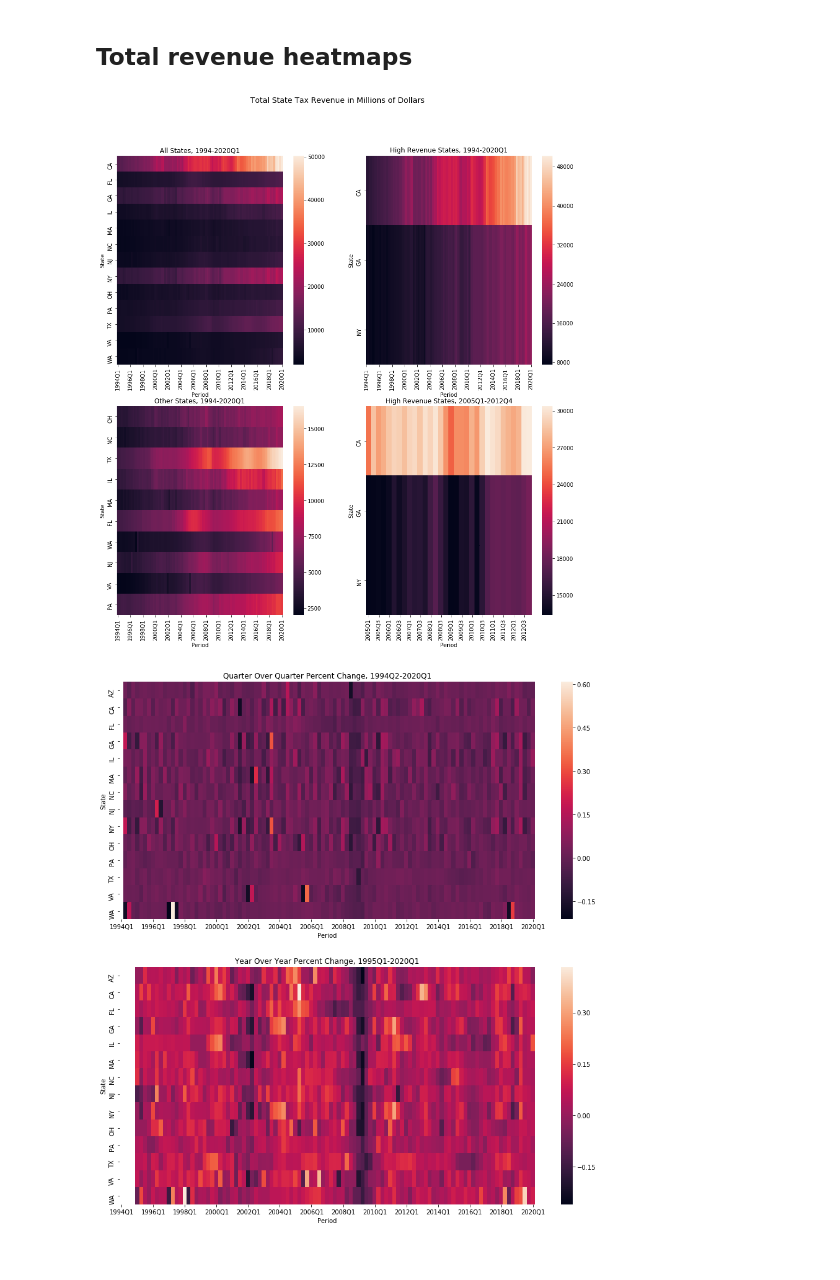
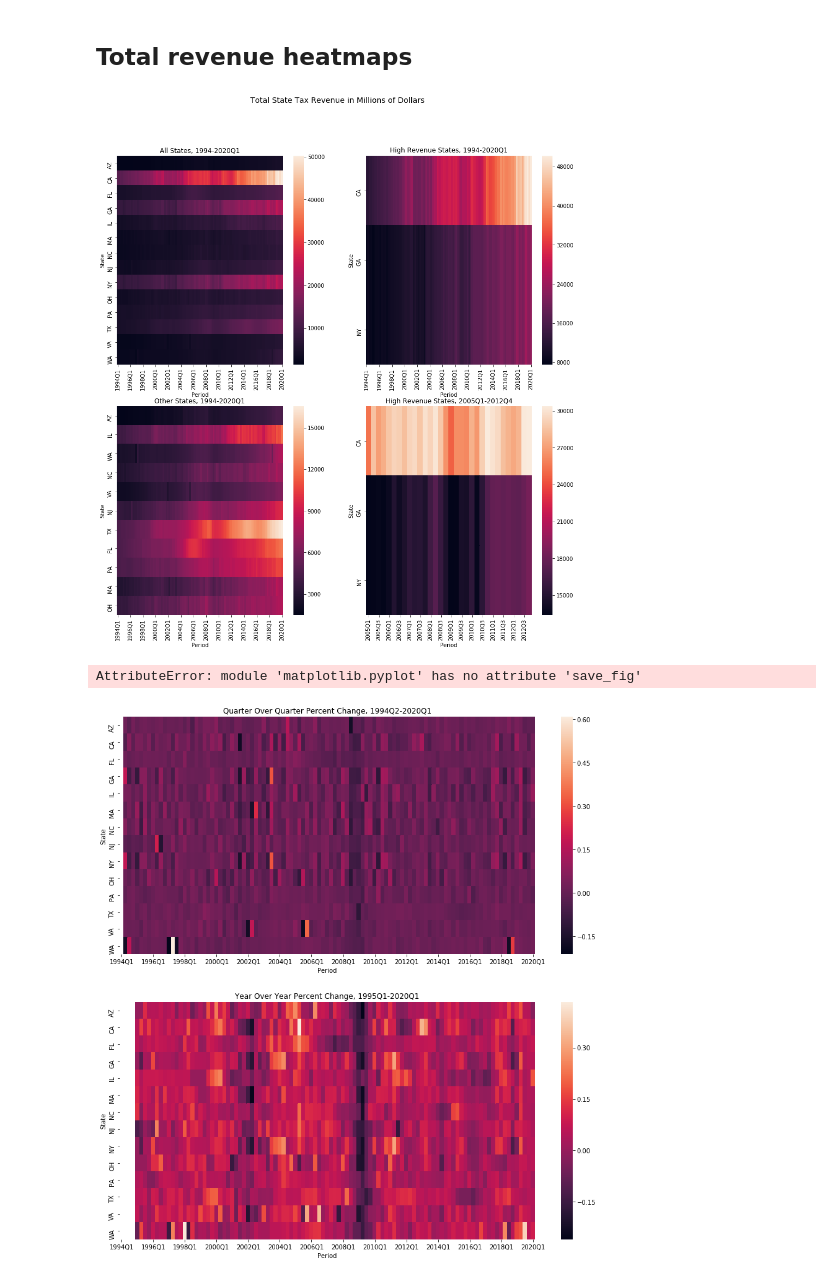
Before and after one commit to rcstein/qtax, a Jupyter notebook: QTax Data Analysis.ipynb, the cells around one changed output. Drawn from its saved outputs; the diff is of its cells as text; code cells hidden in the pictures.

```diff
--- a/QTax Data Analysis.ipynb
+++ b/QTax Data Analysis.ipynb
@@ -128,2 +125,0 @@ os.chdir("x13as")
-# %%
-texas_total.index = texas_total.index.to_period(freq = "Q")
@@ -224,35 +211,37 @@ ll = axs[1,0]
 lr = axs[1,1]
 
 sns.heatmap(top_15_total_val.transpose(),ax = ul,xticklabels = 8)
 ul.set_ylabel("State")
 ul.set_xlabel("Period")
 ul.set_title("All States, 1994-2020Q1")
 plt.subplots_adjust(bottom=.1)
 
 # Isolate high revenue states
 high_rev_states = ["CA","GA","NY"]
 sns.heatmap(top_15_total_val[high_rev_states].transpose(),ax = ur,xticklabels = 8)
 ur.set_ylabel("State")
 ur.set_xlabel("Period")
 ur.set_title("High Revenue States, 1994-2020Q1")
 
 # Other states
-other_states = list(set(top_15_total.columns) - set(high_rev_states))
+other_states = list(set(top_15_total_val.columns) - set(high_rev_states))
 sns.heatmap(top_15_total_val[other_states].transpose(),ax = ll,xticklabels = 8)
 ll.set_ylabel("State")
 ll.set_xlabel("Period")
 ll.set_title("Other States, 1994-2020Q1")
 
 # Zoom in on 2005-2012
 sns.heatmap(top_15_total_val.loc[pd.Period('2005Q1'):pd.Period('2012Q4'),:][high_rev_states].transpose(),
             ax = lr,xticklabels = 2,robust = True)
 lr.set_ylabel("State")
 lr.set_xlabel("Period")
 lr.set_title("High Revenue States, 2005Q1-2012Q4")
 fig.suptitle("Total State Tax Revenue in Millions of Dollars",fontsize=14)
 plt.show()
+plt.save_fig("total_revenue_heatmaps")
 # %% [output]
-[figure, old version]
+[figure, new version]
+AttributeError: module 'matplotlib.pyplot' has no attribute 'save_fig'
 # %%
 # Graph quarterly and yearly percent change
 top_15_total_qchange = top_15_total.pivot("time", "state", "q_pct_change")
```
Also changed, not shown: parts of 7 cells of this notebook.
